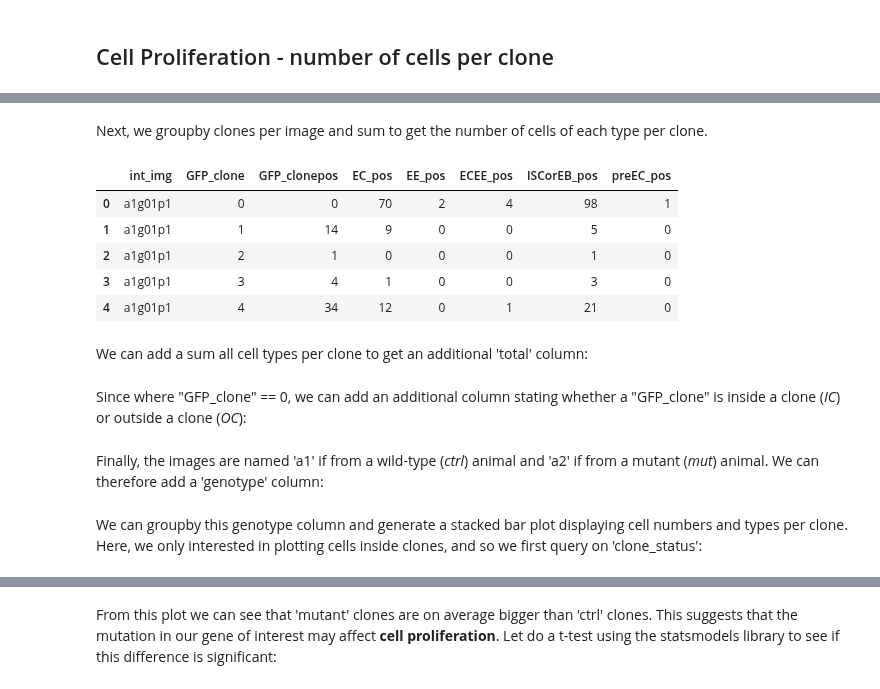
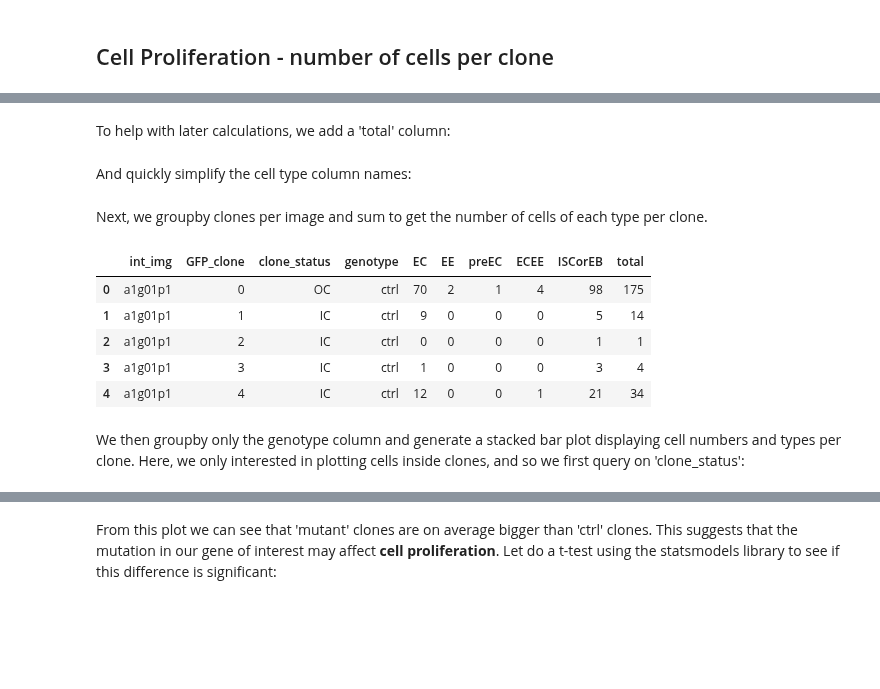
Before and after one commit to morriso1/clonedetective, a Jupyter notebook: 04_Tutorial_Downstream_Analysis_Python.ipynb, the cells around one changed output, grey strips where cells are left out. Drawn from its saved outputs; the diff is of its cells as text; code cells hidden in the pictures; blank space fills up the shorter version.

```diff
--- a/04_Tutorial_Downstream_Analysis_Python.ipynb
+++ b/04_Tutorial_Downstream_Analysis_Python.ipynb
@@ -20,0 +29,7 @@ df.head()
+# %%
+import numpy as np
+
+df["GFP_clonepos"] = pd.Categorical(np.where(df["GFP_clonepos"], "IC", "OC"))
+# %%
+df = df.rename(columns={"GFP_clonepos": "clone_status"})
+df.head()
@@ -20,0 +46,2 @@ df.head()
+# %%
+df["genotype"] = np.where(df["int_img"].str.match(r"a1"), "ctrl", "mut")
@@ -25,2 +62,6 @@ Out first aim is to determine whether there is a difference in the number of cel
 # %%
-count_df = df.query('int_img_ch == "C1"').filter(regex=r"clone$|pos$|int_img")
+count_df = df.query('int_img_ch == "C1"').filter(
+    regex=r"clone$|pos$|int_img|clone_status|genotype"
+)
+# %% [markdown]
+To help with later calculations, we add a 'total' column:
@@ -26,0 +70,2 @@ count_df = df.query('int_img_ch == "C1"').filter(regex=r"clone$|pos$|int_img")
+# %% [markdown]
+And quickly simplify the cell type column names:
@@ -27,14 +74,23 @@ count_df = df.query('int_img_ch == "C1"').filter(regex=r"clone$|pos$|int_img")
 # %% [markdown]
 Next, we groupby clones per image and sum to get the number of cells of each type per clone.
 # %%
-count_df = count_df.groupby(["int_img", "GFP_clone"]).sum().reset_index()
+count_df = count_df.groupby(["int_img", "GFP_clone"], as_index=False).agg(
+    {
+        "clone_status": "first",
+        "genotype": "first",
+        "EC": "sum",
+        "EE": "sum",
+        "preEC": "sum",
+        "ECEE": "sum",
+        "ISCorEB": "sum",
+        "total": "sum"
+    }
+)
 count_df.head()
 # %% [output]
-|  | int_img | GFP_clone | GFP_clonepos | EC_pos | EE_pos | ECEE_pos | ISCorEB_pos | preEC_pos |
-| 0 | a1g01p1 | 0 | 0 | 70 | 2 | 4 | 98 | 1 |
-| 1 | a1g01p1 | 1 | 14 | 9 | 0 | 0 | 5 | 0 |
-| 2 | a1g01p1 | 2 | 1 | 0 | 0 | 0 | 1 | 0 |
-| 3 | a1g01p1 | 3 | 4 | 1 | 0 | 0 | 3 | 0 |
-| 4 | a1g01p1 | 4 | 34 | 12 | 0 | 1 | 21 | 0 |
+|  | int_img | GFP_clone | clone_status | genotype | EC | EE | preEC | ECEE | ISCorEB | total |
+| 0 | a1g01p1 | 0 | OC | ctrl | 70 | 2 | 1 | 4 | 98 | 175 |
+| 1 | a1g01p1 | 1 | IC | ctrl | 9 | 0 | 0 | 0 | 5 | 14 |
+| 2 | a1g01p1 | 2 | IC | ctrl | 0 | 0 | 0 | 0 | 1 | 1 |
+| 3 | a1g01p1 | 3 | IC | ctrl | 1 | 0 | 0 | 0 | 3 | 4 |
+| 4 | a1g01p1 | 4 | IC | ctrl | 12 | 0 | 0 | 1 | 21 | 34 |
-# %% [markdown]
-We can add a sum all cell types per clone to get an additional 'total' column:
@@ -51,2 +96,0 @@ count_df.columns = [re.sub("_pos", "", col) for col in count_df.columns]
-# %% [markdown]
-Since where "GFP_clone" == 0, we can add an additional column stating whether a "GFP_clone" is inside a clone (*IC*) or outside a clone (*OC*):
@@ -57,2 +96,0 @@ count_df["clone_status"] = np.where(count_df["GFP_clone"] == 0, "OC", "IC")
-# %% [markdown]
-Finally, the images are named 'a1' if from a wild-type (*ctrl*) animal and 'a2' if from a mutant (*mut*) animal. We can therefore add a 'genotype' column:
@@ -61,5 +97,5 @@ count_df["genotype"] = np.where(count_df["int_img"].str.match(r"a1"), "ctrl", "m
 # %% [markdown]
-We can groupby this genotype column and generate a stacked bar plot displaying cell numbers and types per clone. Here, we only interested in plotting cells inside clones, and so we first query on 'clone_status':
+We then groupby only the genotype column and generate a stacked bar plot displaying cell numbers and types per clone. Here, we only interested in plotting cells inside clones, and so we first query on 'clone_status':
 # %%
 count_df_inside = count_df.query('clone_status == "IC"')
 
```
Also changed, not shown: parts of 44 cells of this notebook, 3 other files.
